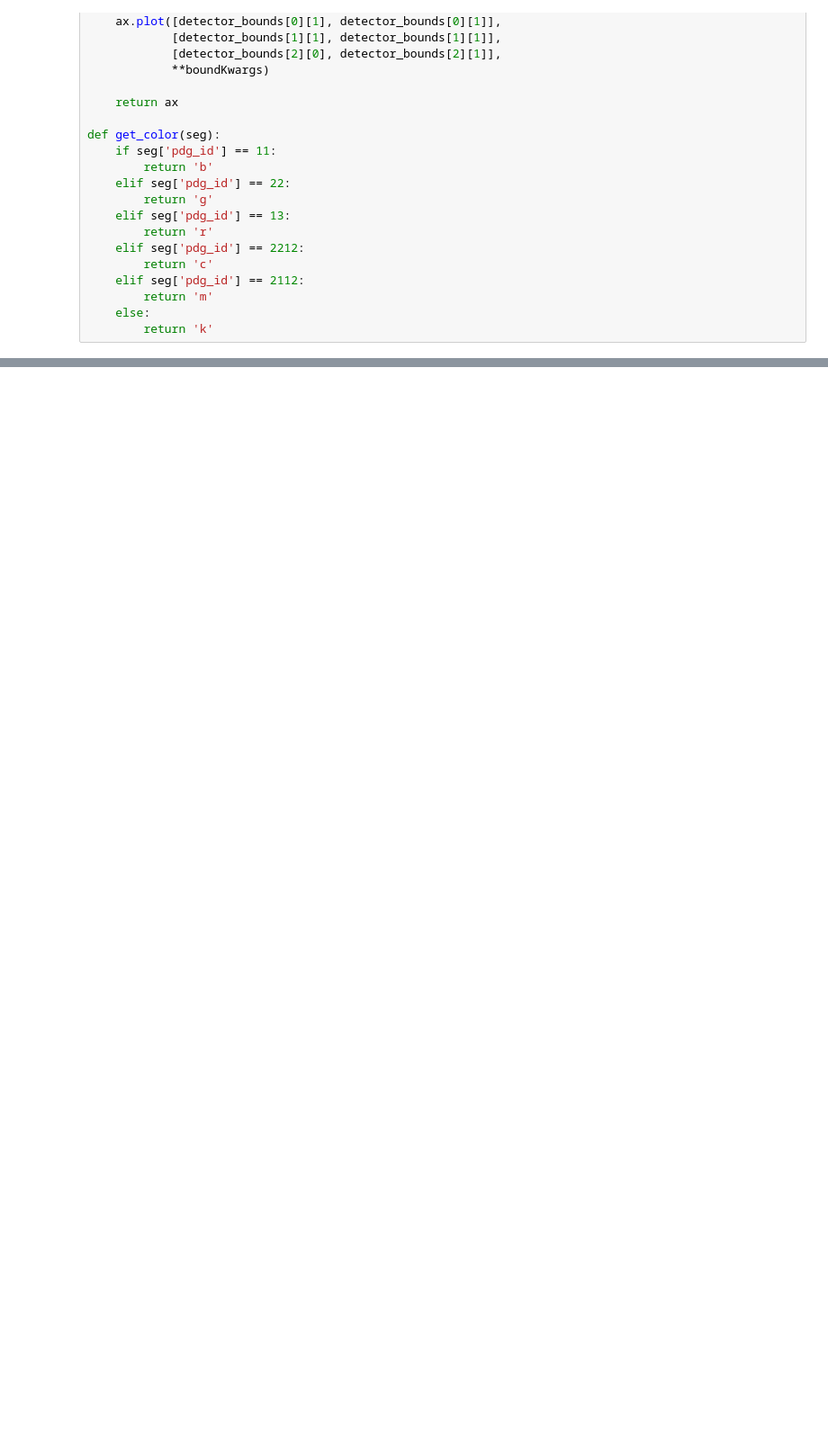
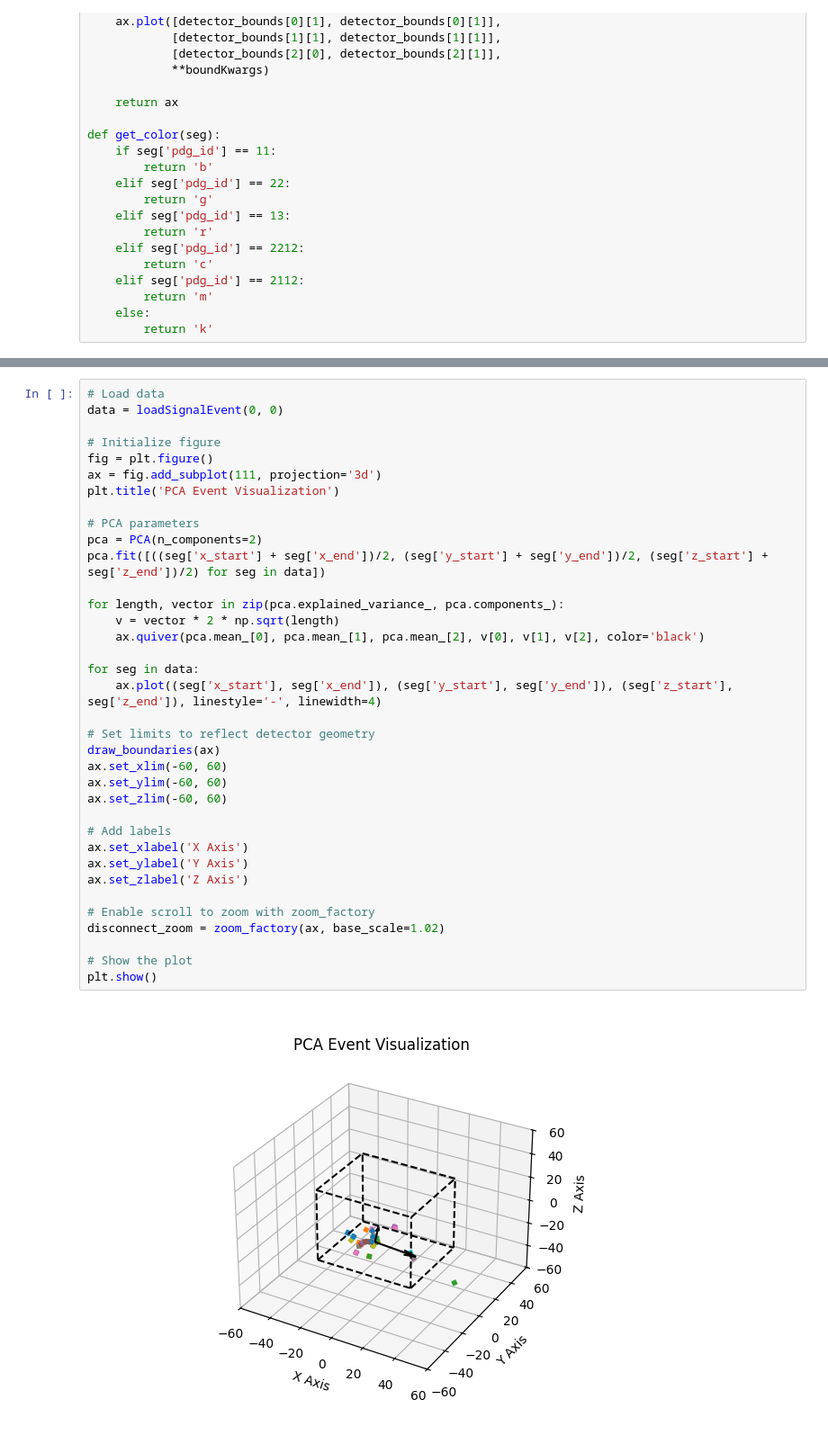
Before and after one commit to vaccarojohn/SNeNDSim, a Jupyter notebook: sim/selection_analysis/event_plotter.ipynb, the cells around one changed output, grey strips where cells are left out. Shown at 90% size. Drawn from its saved outputs; the diff is of its cells as text; blank space fills up the shorter version.

```diff
--- a/sim/selection_analysis/event_plotter.ipynb
+++ b/sim/selection_analysis/event_plotter.ipynb
@@ -204,0 +236,38 @@ Estimated number of noise points: 0
+# %%
+# Load data
+data = loadSignalEvent(0, 0)
+
+# Initialize figure
+fig = plt.figure()
+ax = fig.add_subplot(111, projection='3d')
+plt.title('PCA Event Visualization')
+
+# PCA parameters
+pca = PCA(n_components=2)
+pca.fit([((seg['x_start'] + seg['x_end'])/2, (seg['y_start'] + seg['y_end'])/2, (seg['z_start'] + seg['z_end'])/2) for seg in data])
+
+for length, vector in zip(pca.explained_variance_, pca.components_):
+    v = vector * 2 * np.sqrt(length)
+    ax.quiver(pca.mean_[0], pca.mean_[1], pca.mean_[2], v[0], v[1], v[2], color='black')
+
+for seg in data:
+    ax.plot((seg['x_start'], seg['x_end']), (seg['y_start'], seg['y_end']), (seg['z_start'], seg['z_end']), linestyle='-', linewidth=4)
+
+# Set limits to reflect detector geometry
+draw_boundaries(ax)
+ax.set_xlim(-60, 60)
+ax.set_ylim(-60, 60)
+ax.set_zlim(-60, 60)
+
+# Add labels
+ax.set_xlabel('X Axis')
+ax.set_ylabel('Y Axis')
+ax.set_zlabel('Z Axis')
+
+# Enable scroll to zoom with zoom_factory
+disconnect_zoom = zoom_factory(ax, base_scale=1.02)
+
+# Show the plot
+plt.show()
+# %% [output]
+[figure, added]
```
Also changed, not shown: parts of 4 cells of this notebook, 14 other files.
